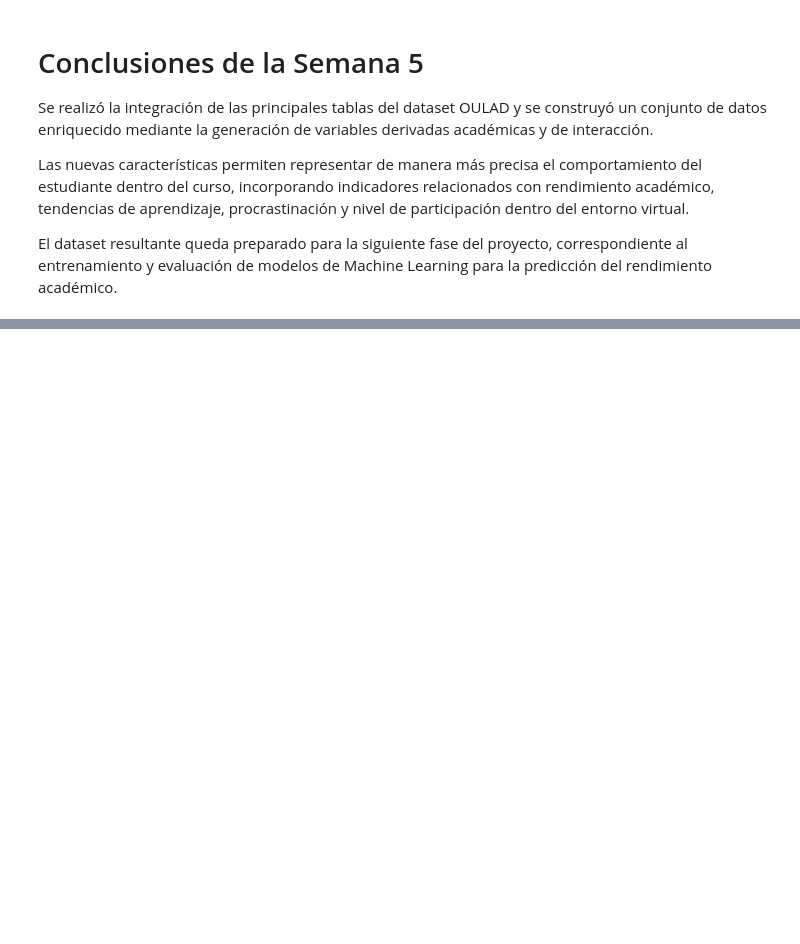
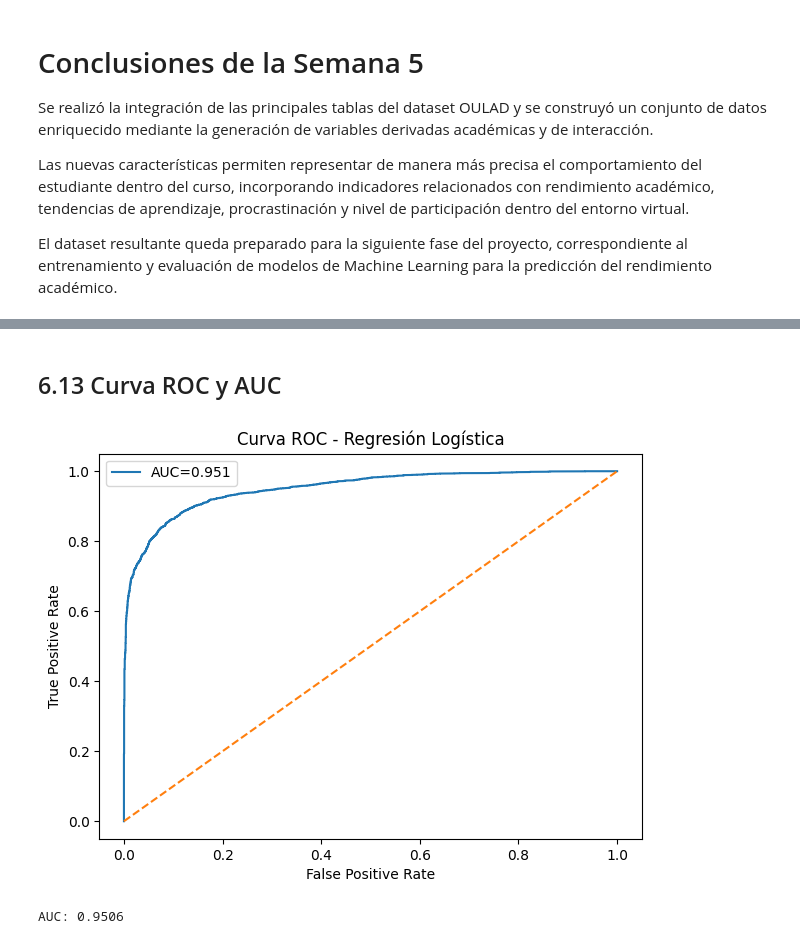
Before and after one commit to BrianFernandoAguinsacaLoarte/Proyecto-Asignatura-Machine-Learning, a Jupyter notebook: notebooks/ProyectoAvanceSemana8DatasetEnriquecido.ipynb, the cells around one changed output, grey strips where cells are left out. Saved outputs shown, nothing was run; the diff lists cells and outputs as text; code cells hidden in the pictures; blank space fills up the shorter version.

```diff
--- a/notebooks/ProyectoAvanceSemana8DatasetEnriquecido.ipynb
+++ b/notebooks/ProyectoAvanceSemana8DatasetEnriquecido.ipynb
@@ -1139,0 +1406,58 @@ El dataset resultante queda preparado para la siguiente fase del proyecto, corre
+# %% [markdown]
+## 6.13 Curva ROC y AUC
+# %%
+from sklearn.metrics import roc_curve, roc_auc_score
+
+
+auc = roc_auc_score(
+    y_test,
+    y_prob
+)
+
+
+fpr, tpr, thresholds = roc_curve(
+    y_test,
+    y_prob
+)
+
+
+plt.figure(figsize=(7,5))
+
+
+plt.plot(
+    fpr,
+    tpr,
+    label=f"AUC={auc:.3f}"
+)
+
+
+plt.plot(
+    [0,1],
+    [0,1],
+    linestyle='--'
+)
+
+
+plt.xlabel(
+    "False Positive Rate"
+)
+
+plt.ylabel(
+    "True Positive Rate"
+)
+
+
+plt.title(
+    "Curva ROC - Regresión Logística"
+)
+
+
+plt.legend()
+
+plt.show()
+# %% [output]
+[figure, added]
+# %%
+print("AUC:", round(auc,4))
+# %% [output]
+AUC: 0.9506
```
Also changed, not shown: parts of 77 cells of this notebook.
